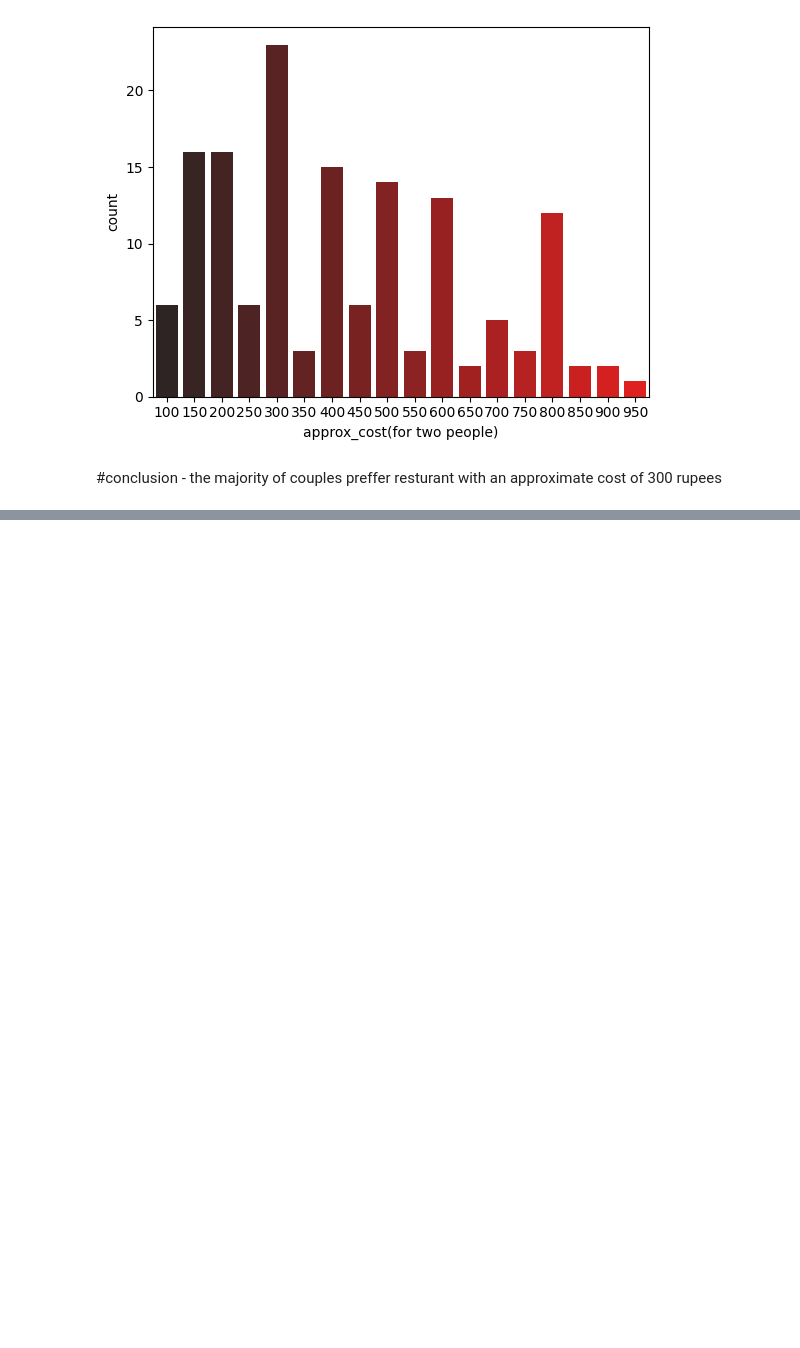
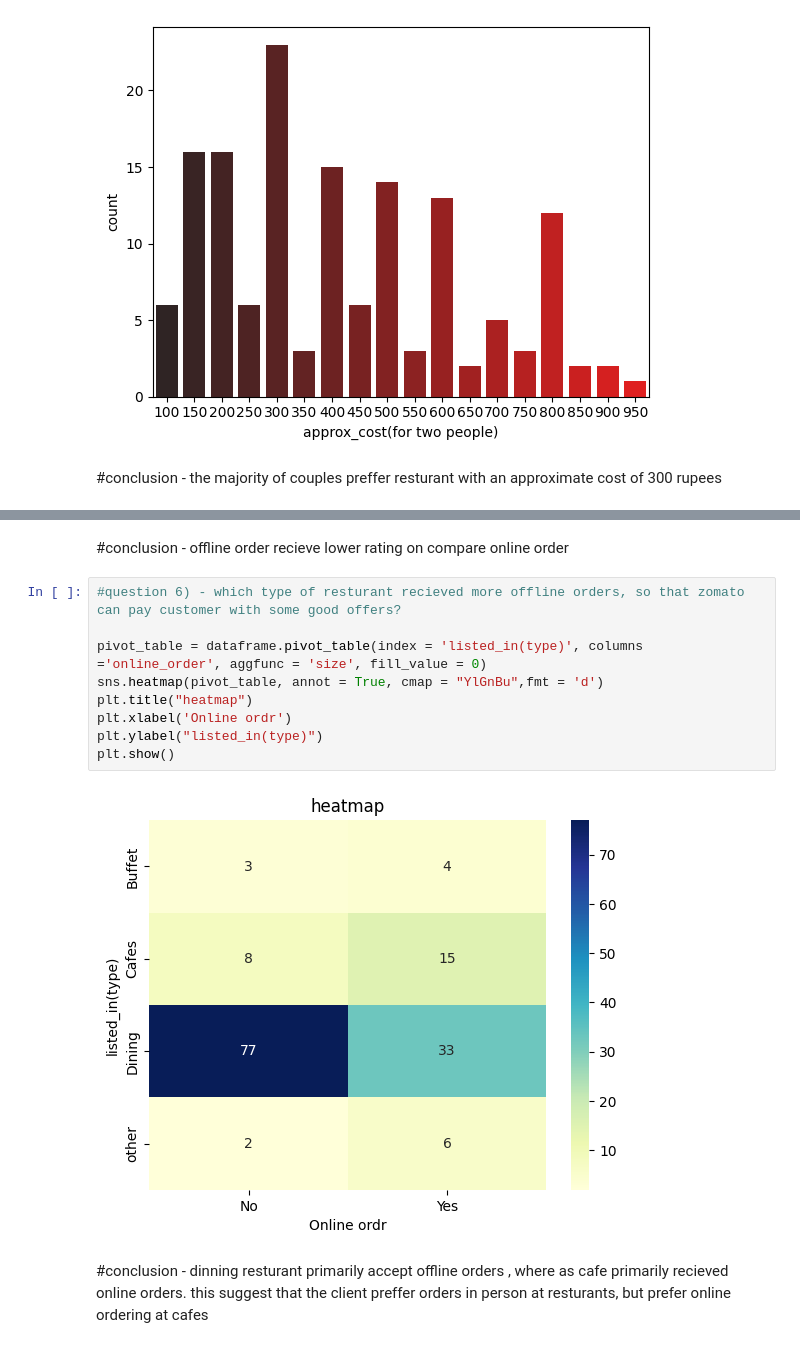
Before and after one commit to Sahilkushwaha7777/zomato-data-analysis, a Jupyter notebook: Zomato_data_analysis_practice.ipynb, the cells around one changed output, grey strips where cells are left out. Cells and saved outputs as stored; diff of their text form; blank space fills up the shorter version.

```diff
--- a/Zomato_data_analysis_practice.ipynb
+++ b/Zomato_data_analysis_practice.ipynb
@@ -151,0 +160,15 @@ sns.countplot(x = couple_data, hue = dataframe["approx_cost(for two people)"], l
+# %% [markdown]
+#conclusion - offline order recieve lower rating on compare online order
+# %%
+#question 6) - which type of resturant recieved more offline orders, so that zomato can pay customer with some good offers?
+
+pivot_table = dataframe.pivot_table(index = 'listed_in(type)', columns ='online_order', aggfunc = 'size', fill_value = 0)
+sns.heatmap(pivot_table, annot = True, cmap = "YlGnBu",fmt = 'd')
+plt.title("heatmap")
+plt.xlabel('Online ordr')
+plt.ylabel("listed_in(type)")
+plt.show()
+# %% [output]
+[figure, added]
+# %% [markdown]
+#conclusion - dinning resturant primarily accept offline  orders , where as cafe primarily recieved online orders. this suggest that the client preffer orders in person at resturants, but prefer online ordering at cafes
```
Also changed, not shown: parts of 1 cell of this notebook.
